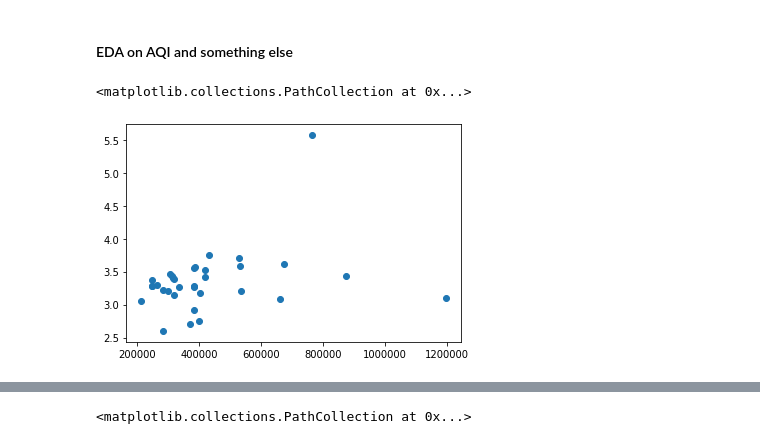
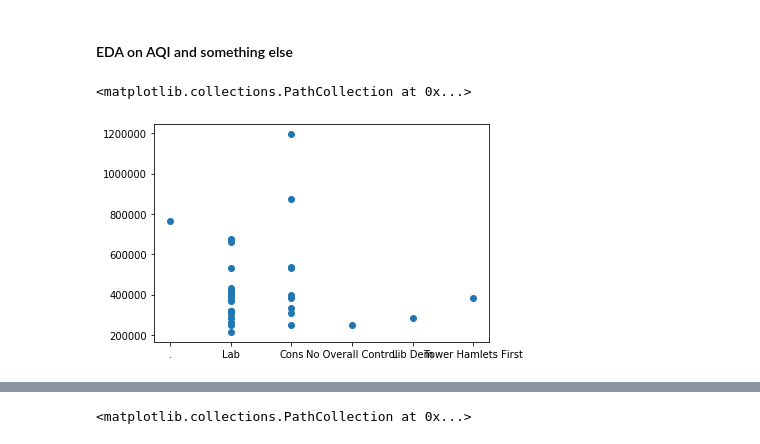
Before and after one commit to tinacliu/mod3_project, a Jupyter notebook: tina_data_loading.ipynb, the cells around one changed output, grey strips where cells are left out. Cells and saved outputs as stored; diff of their text form; code cells hidden in the pictures.

```diff
--- a/tina_data_loading.ipynb
+++ b/tina_data_loading.ipynb
@@ -107,7 +91,8 @@ plt.show()
 
 #### EDA on AQI and something else
 # %%
-plt.scatter(aqi.house_price, aqi.anxiety)
+# plt.scatter(aqi.house_price, aqi.anxiety)
+plt.scatter(aqi.political, aqi.house_price)
 # %% [output]
 <matplotlib.collections.PathCollection at 0x...>
-[figure, old version]
+[figure, new version]
```
Also changed, not shown: parts of 19 cells of this notebook, 2 other files.
